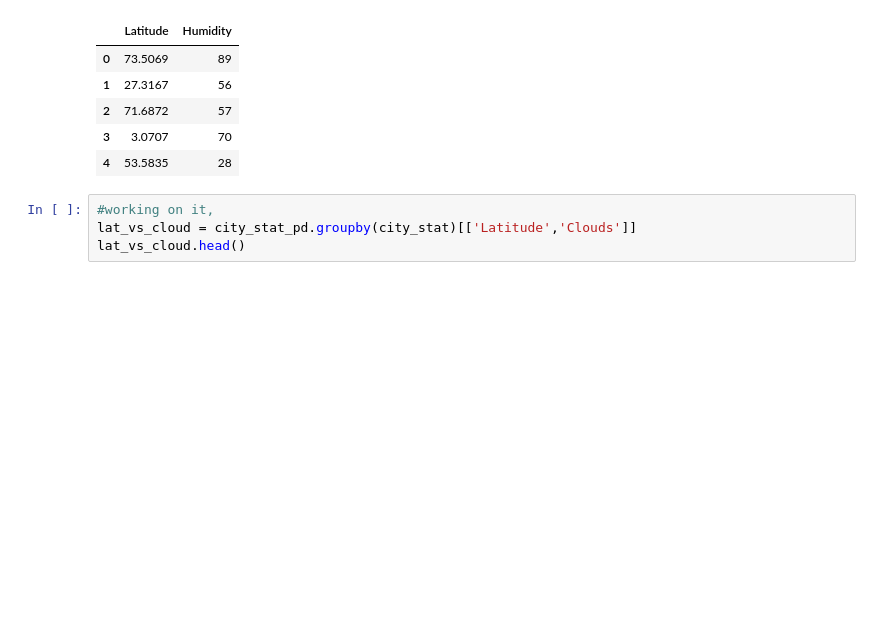
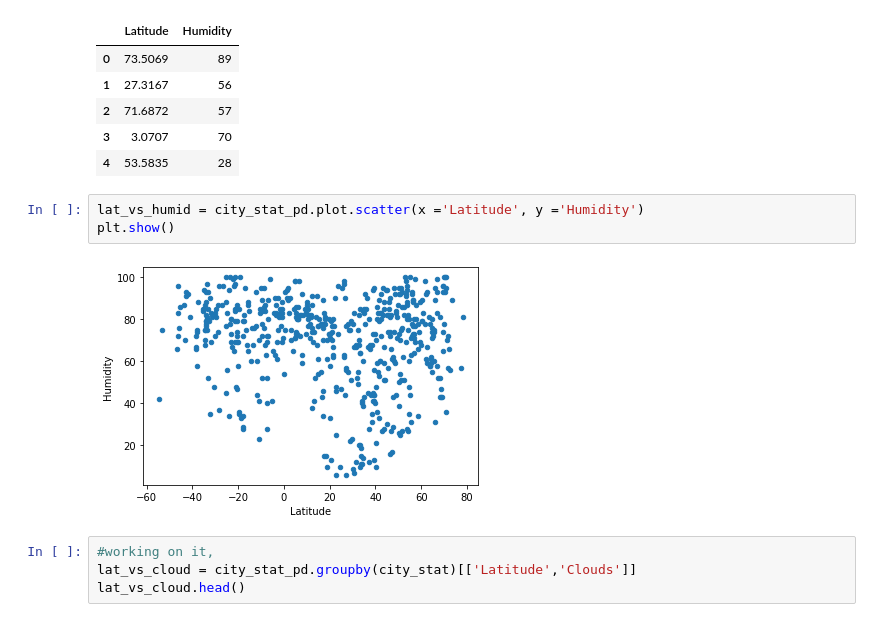
Before and after one commit to DINHC/python-api-challenge, a Jupyter notebook: WeatherPy.ipynb, the cells around one changed output. Saved outputs shown, nothing was run; the diff lists cells and outputs as text; blank space fills up the shorter version.

Commit message:
Added the other scatter plots for alt vs wind, lat vs cloud etc

```diff
--- a/WeatherPy.ipynb
+++ b/WeatherPy.ipynb
@@ -201,6 +201,11 @@ lat_vs_humid.head()
 | 2 | 71.6872 | 57 |
 | 3 | 3.0707 | 70 |
 | 4 | 53.5835 | 28 |
+# %%
+lat_vs_humid = city_stat_pd.plot.scatter(x ='Latitude', y ='Humidity')
+plt.show()
+# %% [output]
+[figure, added]
 # %%
 #working on it,
 lat_vs_cloud = city_stat_pd.groupby(city_stat)[['Latitude','Clouds']]
```
Also changed, not shown: parts of 4 cells of this notebook.
